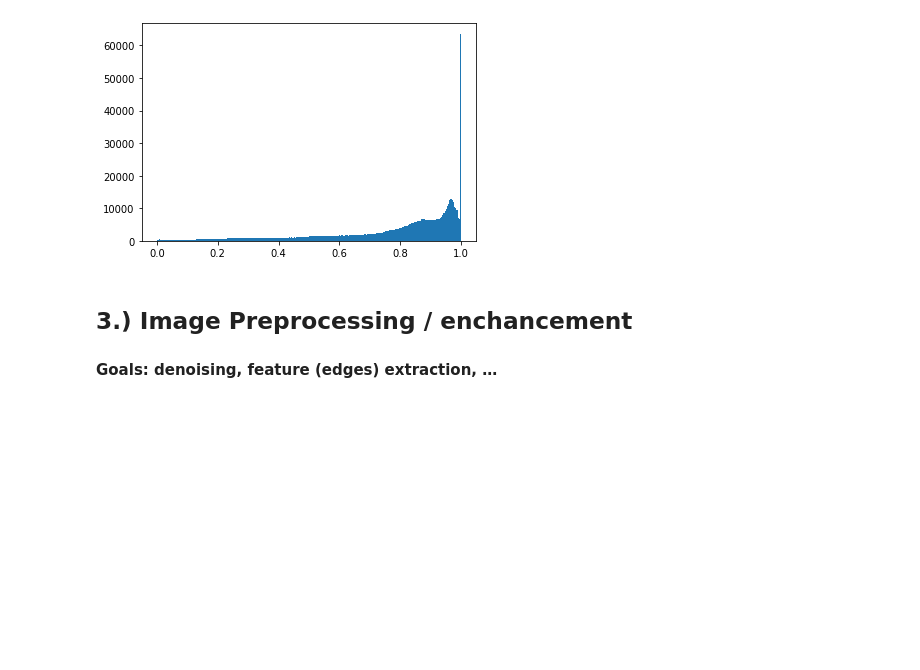
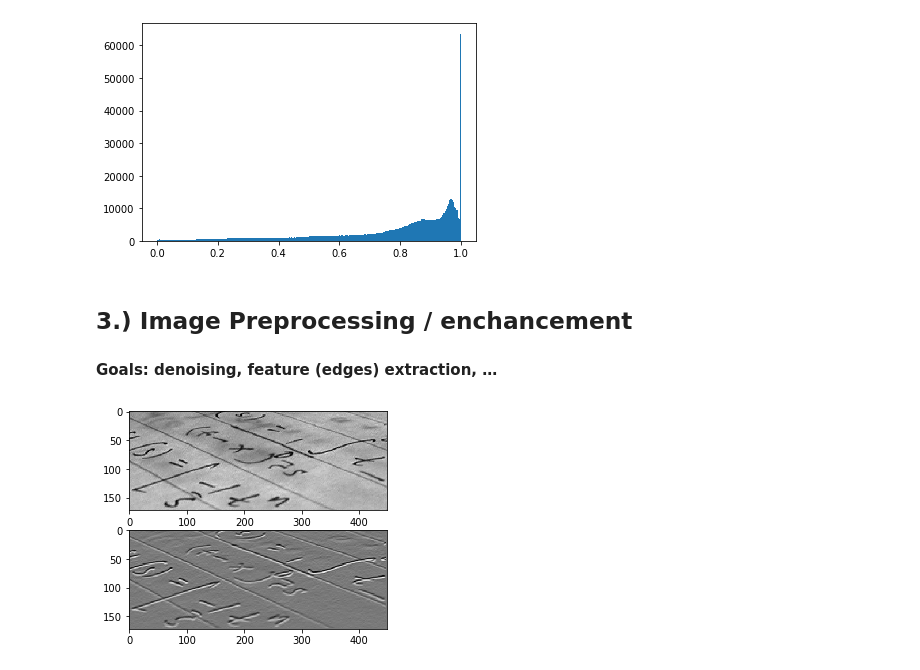
Before and after one commit to gabegomez014/data_processing, a Jupyter notebook: IPTut/IPLearn.ipynb, the cells around one changed output. Drawn from its saved outputs; the diff is of its cells as text; code cells hidden in the pictures; blank space fills up the shorter version.

```diff
--- a/IPTut/IPLearn.ipynb
+++ b/IPTut/IPLearn.ipynb
@@ -129,3 +132,15 @@ plt.show()
 ## 3.) Image Preprocessing / enchancement
 
 #### Goals: denoising, feature (edges) extraction, …
+# %%
+text = data.text()
+hsobel_text = filters.sobel_h(text) ## Making use of Local filters
+# %%
+fig, ax = plt.subplots(2)
+
+ax[0].imshow(text)
+ax[1].imshow(hsobel_text)
+
+plt.show()
+# %% [output]
+[figure, added]
```
Also changed, not shown: parts of 9 cells of this notebook.
